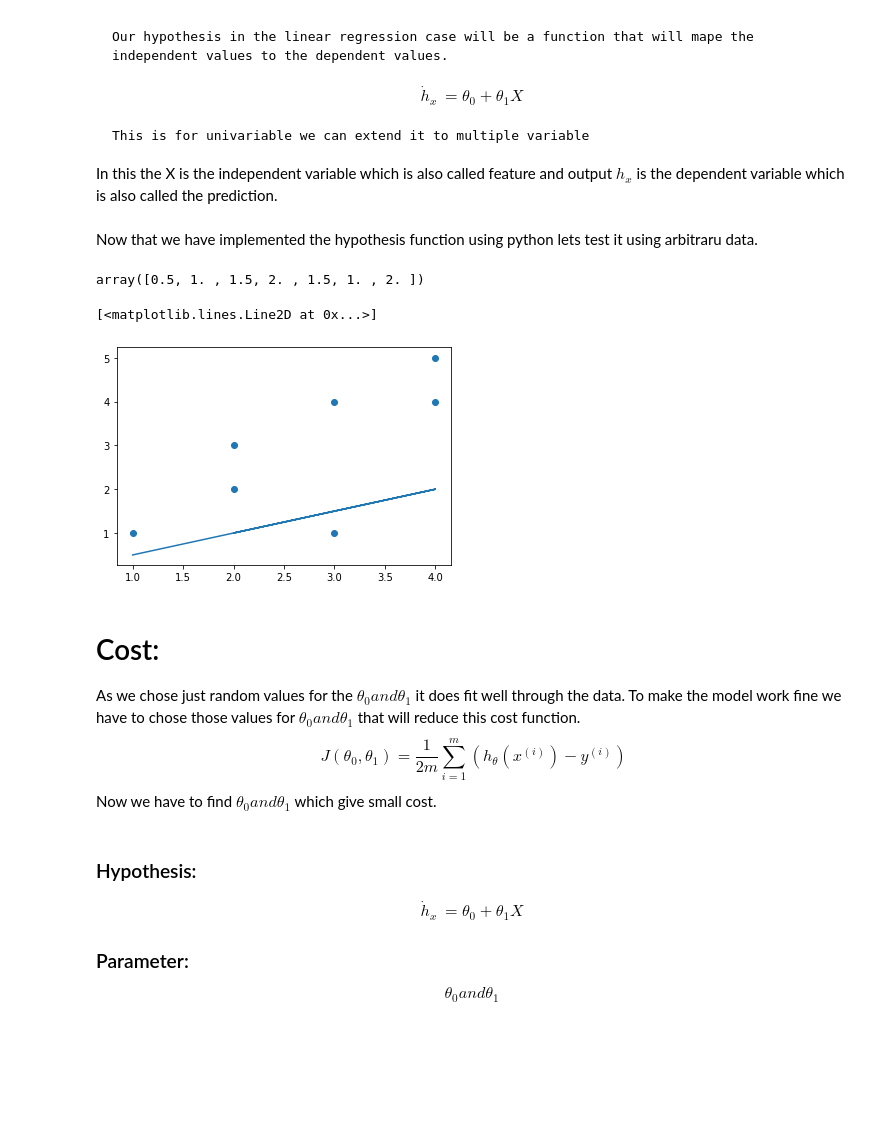
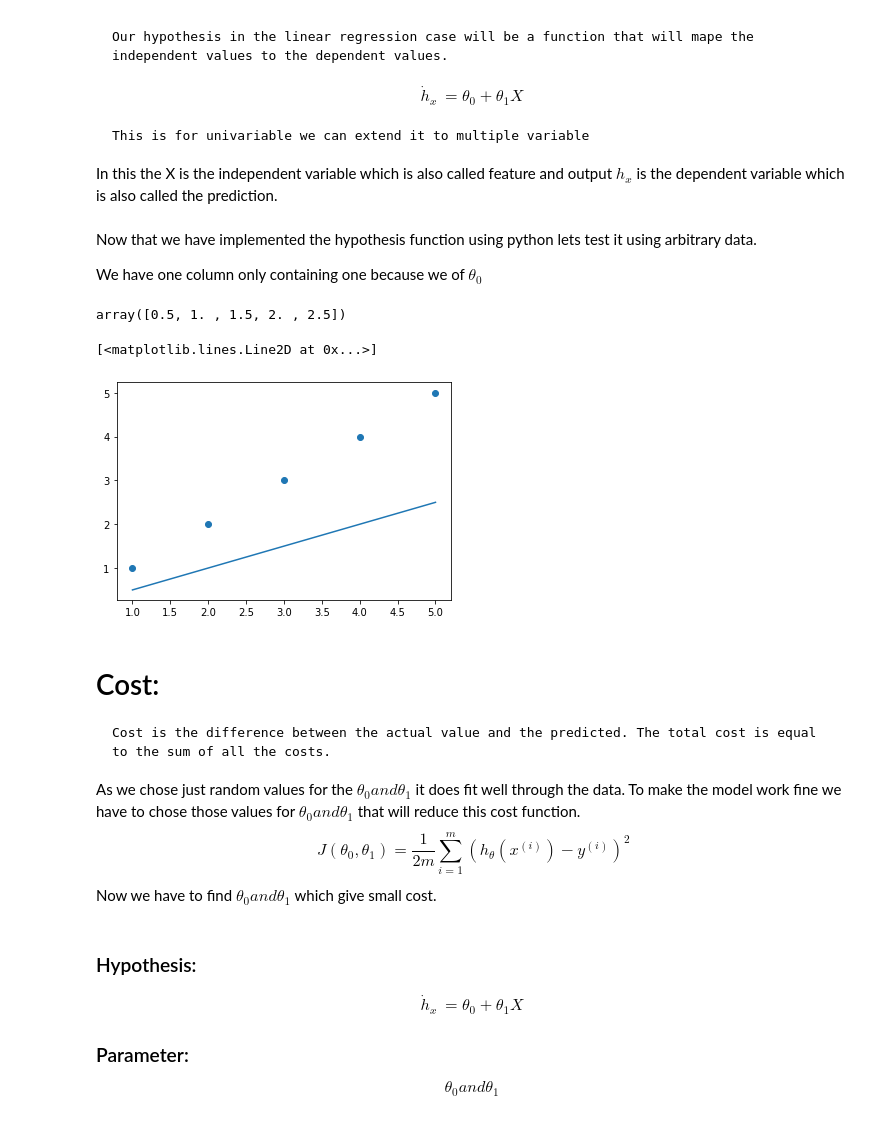
Before and after one commit to KhubaibKhan/Machine-learning, a Jupyter notebook: linear-regression.ipynb, the cells around one changed output. Cells and saved outputs as stored; diff of their text form; code cells hidden in the pictures; blank space fills up the shorter version.

```diff
--- a/linear-regression.ipynb
+++ b/linear-regression.ipynb
@@ -18,25 +19,30 @@ import pandas as pd
 # %%
 def hypothesis(x, theta):
-    return np.dot(x, np.transpose(theta))
+    return np.dot(x, theta[1:]) + theta[0]
 # %% [markdown]
-Now that we have implemented the hypothesis function using python lets test it using arbitraru data.
+Now that we have implemented the hypothesis function using python lets test it using arbitrary data.
+
+We have one column only containing one because we of $\theta_0$
 # %%
 theta = [0, 0.5]
-df = pd.DataFrame({'a': [1, 1, 1, 1 ,1, 1, 1],'x':[1, 2, 3, 4, 3, 2, 4], 'y':[1, 2, 1, 4, 4, 3, 5]})
-hy_result = hypothesis(df[['a', 'x']], theta)
-hy_result
+x = np.array([1, 2, 3, 4, 5])
+x = x.reshape(len(x), 1)
+y = [1, 2, 3, 4, 5]
+y_predicted = hypothesis(x, theta)
+y_predicted
 # %% [output]
-array([0.5, 1. , 1.5, 2. , 1.5, 1. , 2. ])
+array([0.5, 1. , 1.5, 2. , 2.5])
 # %%
-plt.scatter(df['x'], df['y'])
-plt.plot(df['x'], hy_result)
+plt.scatter(x, y)
+plt.plot(x, y_predicted)
 # %% [output]
 [<matplotlib.lines.Line2D at 0x...>]
-[figure, old version]
+[figure, new version]
 # %% [markdown]
 # Cost:
+    Cost is the difference between the actual value and the predicted. The total cost is equal to the sum of all the costs.
 As we chose just random values for the $ \theta_0 and \theta_1 $ it does fit well through the data. To make the model work fine we have to chose those values for $ \theta_0 and \theta_1 $ that will reduce this cost function.
-$$ \ J(\theta_0, \theta_1) = \frac{1}{2m} \sum_{i=1}^{m} (h_\theta (x^{(i)}) - y^{(i)}) $$
+$$ \ J(\theta_0, \theta_1) = \frac{1}{2m} \sum_{i=1}^{m} (h_\theta (x^{(i)}) - y^{(i)})^2 $$
 Now we have to find $ \theta_0 and \theta_1 $ which give small cost.
 # %% [markdown]
 ### Hypothesis:
```
Also changed, not shown: parts of 21 cells of this notebook, 1 other file.
